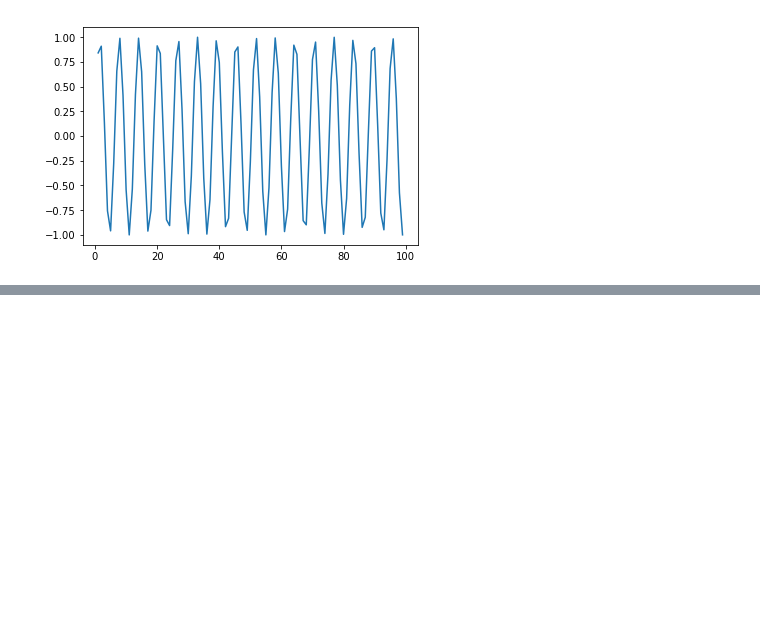
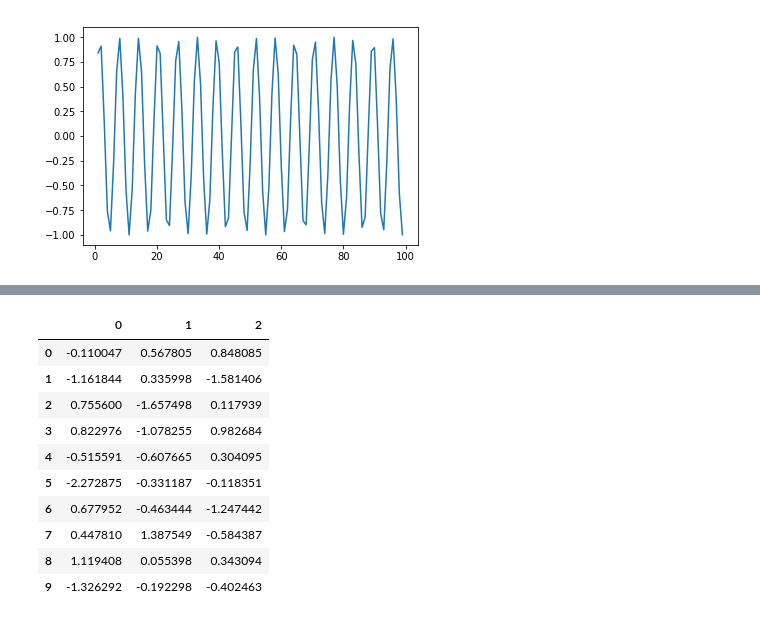
Before and after one commit to t-makaro/nb_pdf_template, a Jupyter notebook: example/test.ipynb, the cells around one changed output, grey strips where cells are left out. Cells and saved outputs as stored; diff of their text form; code cells hidden in the pictures; blank space fills up the shorter version.

```diff
--- a/example/test.ipynb
+++ b/example/test.ipynb
@@ -61,0 +101,15 @@ plt.show()
+# %%
+import pandas as pd
+pd.DataFrame(np.random.randn(10,3))
+# %% [output]
+|  | 0 | 1 | 2 |
+| 0 | -0.110047 | 0.567805 | 0.848085 |
+| 1 | -1.161844 | 0.335998 | -1.581406 |
+| 2 | 0.755600 | -1.657498 | 0.117939 |
+| 3 | 0.822976 | -1.078255 | 0.982684 |
+| 4 | -0.515591 | -0.607665 | 0.304095 |
+| 5 | -2.272875 | -0.331187 | -0.118351 |
+| 6 | 0.677952 | -0.463444 | -1.247442 |
+| 7 | 0.447810 | 1.387549 | -0.584387 |
+| 8 | 1.119408 | 0.055398 | 0.343094 |
+| 9 | -1.326292 | -0.192298 | -0.402463 |
```
Also changed, not shown: parts of 10 cells of this notebook, 2 other files.
